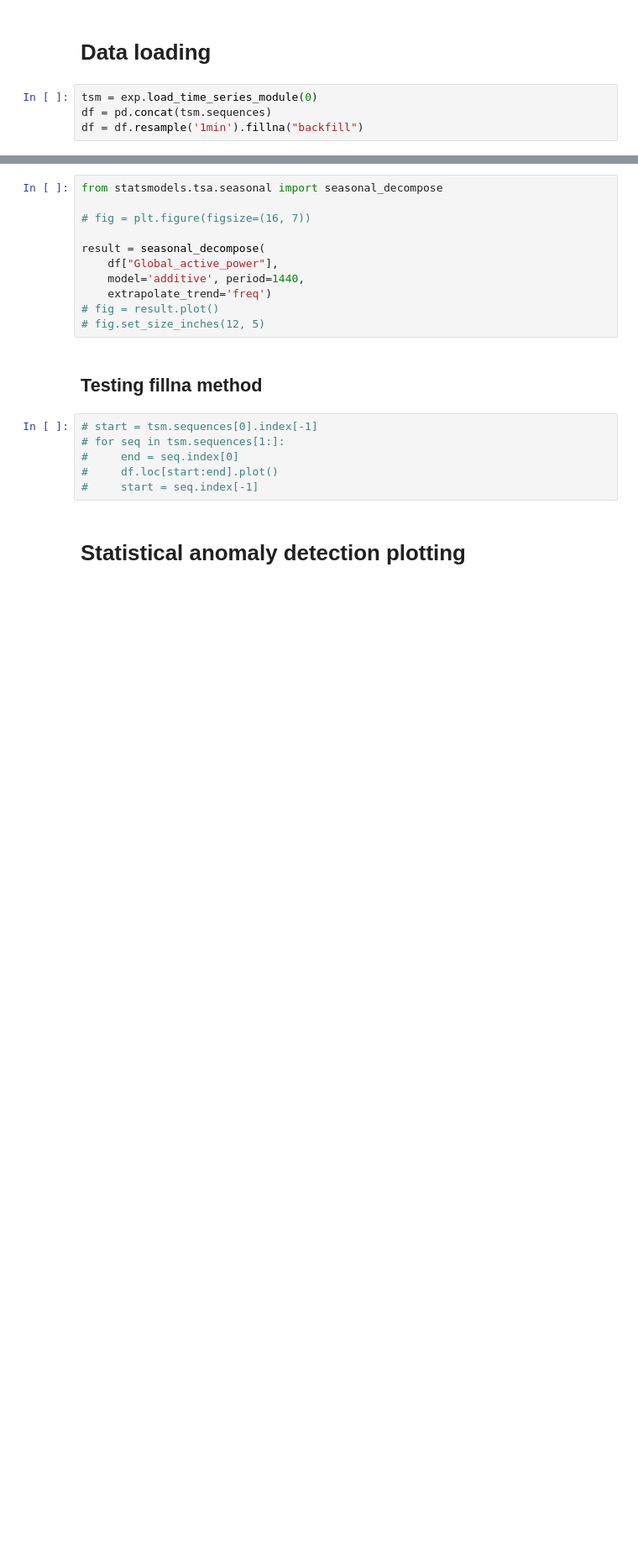
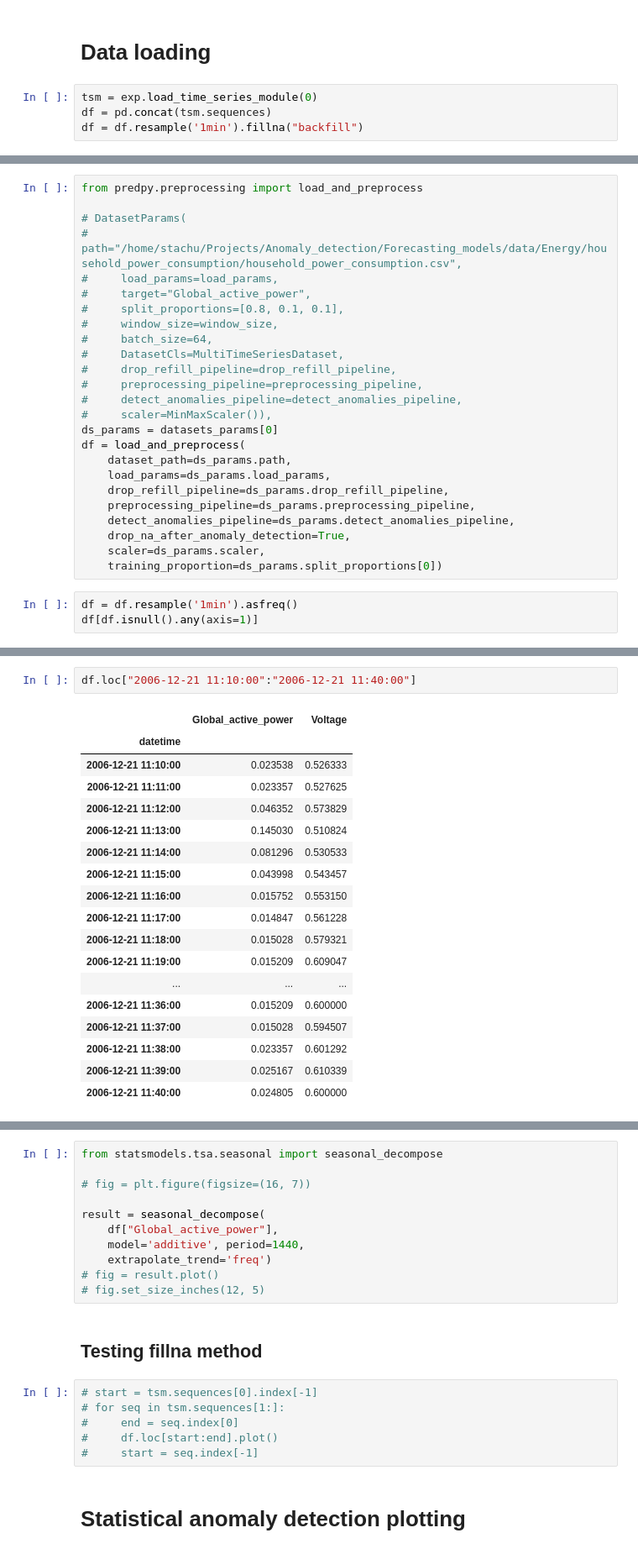
Before and after one commit to Stashq/TS-Forecasting, a Jupyter notebook: notebooks/ts-forecasting.ipynb, the cells around one changed output, grey strips where cells are left out. Shown at 84% size. Saved outputs shown, nothing was run; the diff lists cells and outputs as text; blank space fills up the shorter version.

```diff
--- a/notebooks/ts-forecasting.ipynb
+++ b/notebooks/ts-forecasting.ipynb
@@ -138,0 +189,28 @@ df = df.resample('1min').fillna("backfill")
+# %%
+from predpy.preprocessing import load_and_preprocess
+
+# DatasetParams(
+#     path="/home/stachu/Projects/Anomaly_detection/Forecasting_models/data/Energy/household_power_consumption/household_power_consumption.csv",
+#     load_params=load_params,
+#     target="Global_active_power",
+#     split_proportions=[0.8, 0.1, 0.1],
+#     window_size=window_size,
+#     batch_size=64,
+#     DatasetCls=MultiTimeSeriesDataset,
+#     drop_refill_pipeline=drop_refill_pipeline,
+#     preprocessing_pipeline=preprocessing_pipeline,
+#     detect_anomalies_pipeline=detect_anomalies_pipeline,
+#     scaler=MinMaxScaler()),
+ds_params = datasets_params[0]
+df = load_and_preprocess(
+    dataset_path=ds_params.path,
+    load_params=ds_params.load_params,
+    drop_refill_pipeline=ds_params.drop_refill_pipeline,
+    preprocessing_pipeline=ds_params.preprocessing_pipeline,
+    detect_anomalies_pipeline=ds_params.detect_anomalies_pipeline,
+    drop_na_after_anomaly_detection=True,
+    scaler=ds_params.scaler,
+    training_proportion=ds_params.split_proportions[0])
+# %%
+df = df.resample('1min').asfreq()
+df[df.isnull().any(axis=1)]
@@ -138,0 +291,21 @@ df = df.resample('1min').fillna("backfill")
+# %%
+df.loc["2006-12-21 11:10:00":"2006-12-21 11:40:00"]
+# %% [output]
+|  | Global_active_power | Voltage |
+| datetime |  |  |
+| 2006-12-21 11:10:00 | 0.023538 | 0.526333 |
+| 2006-12-21 11:11:00 | 0.023357 | 0.527625 |
+| 2006-12-21 11:12:00 | 0.046352 | 0.573829 |
+| 2006-12-21 11:13:00 | 0.145030 | 0.510824 |
+| 2006-12-21 11:14:00 | 0.081296 | 0.530533 |
+| 2006-12-21 11:15:00 | 0.043998 | 0.543457 |
+| 2006-12-21 11:16:00 | 0.015752 | 0.553150 |
+| 2006-12-21 11:17:00 | 0.014847 | 0.561228 |
+| 2006-12-21 11:18:00 | 0.015028 | 0.579321 |
+| 2006-12-21 11:19:00 | 0.015209 | 0.609047 |
+| ... | ... | ... |
+| 2006-12-21 11:36:00 | 0.015209 | 0.600000 |
+| 2006-12-21 11:37:00 | 0.015028 | 0.594507 |
+| 2006-12-21 11:38:00 | 0.023357 | 0.601292 |
+| 2006-12-21 11:39:00 | 0.025167 | 0.610339 |
+| 2006-12-21 11:40:00 | 0.024805 | 0.600000 |
```
Also changed, not shown: parts of 15 cells of this notebook, 9 other files.
